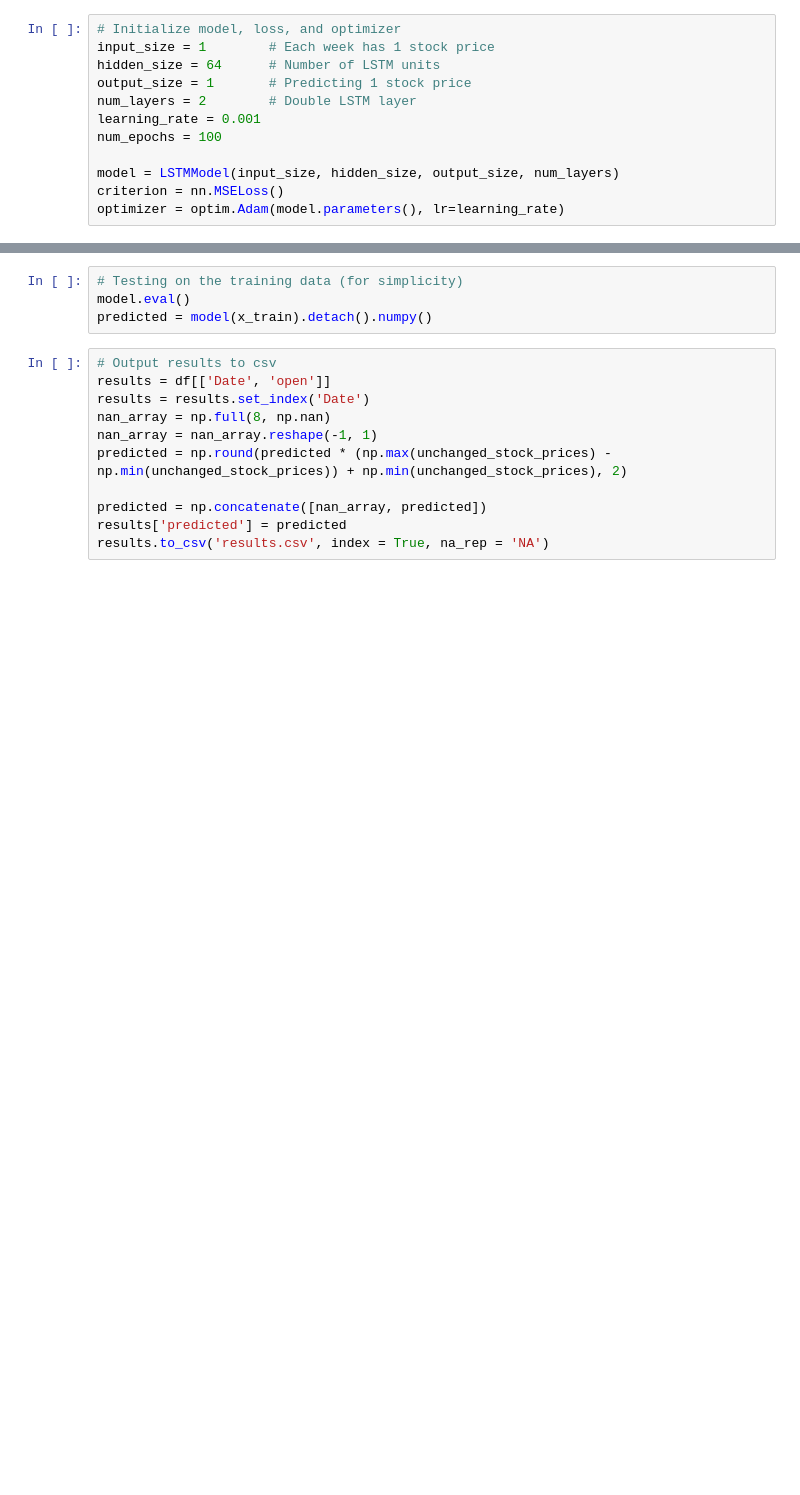
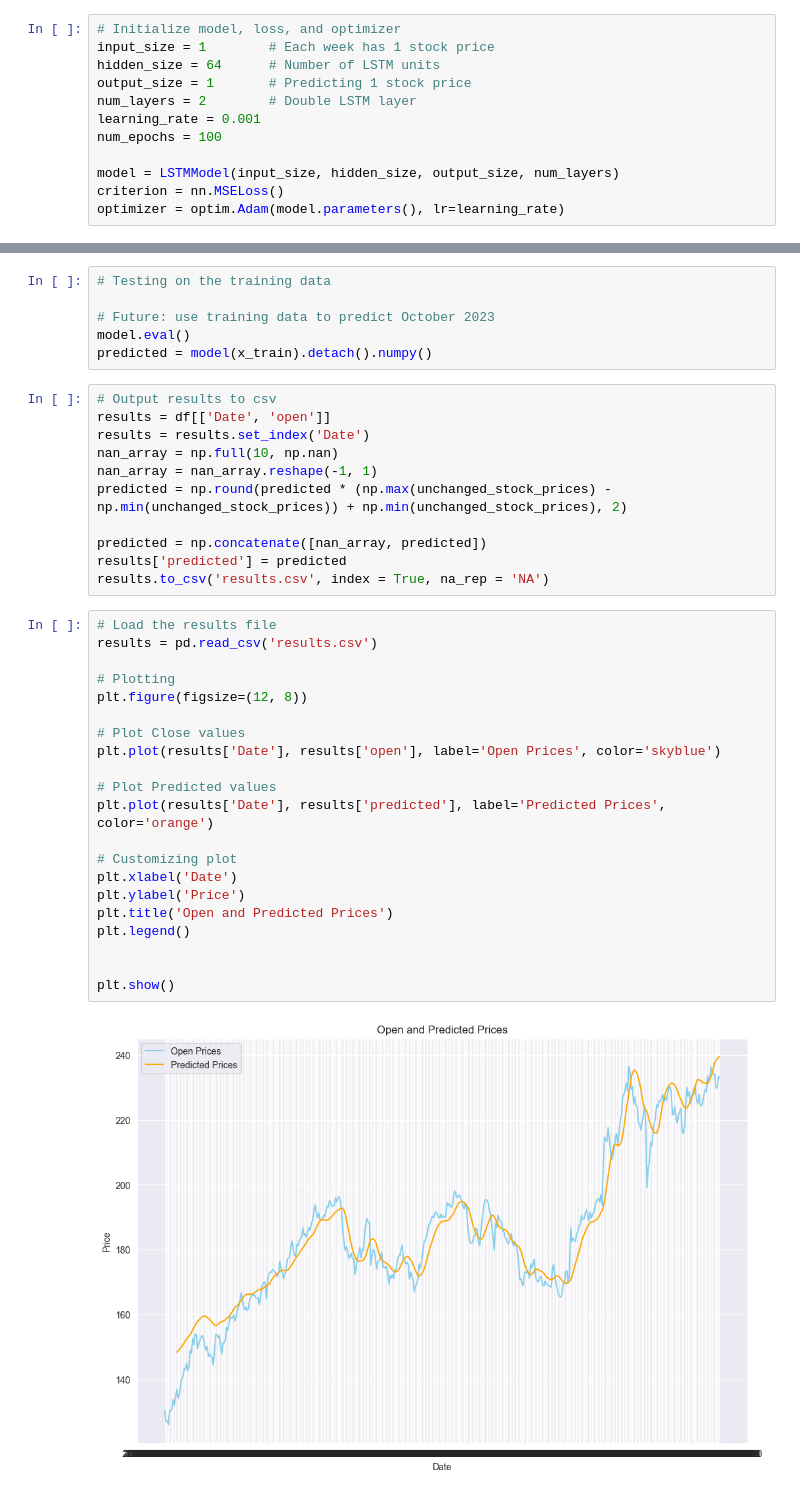
Before and after one commit to camcbride1/FinalNNProject, a Jupyter notebook: Model.ipynb, the cells around one changed output, grey strips where cells are left out. Saved outputs shown, nothing was run; the diff lists cells and outputs as text; blank space fills up the shorter version.

Commit message:
Fix model and create an example of 2024 predictions

```diff
--- a/Model.ipynb
+++ b/Model.ipynb
@@ -73,15 +74,40 @@ for epoch in range(num_epochs):
 # %%
-# Testing on the training data (for simplicity)
+# Testing on the training data
+
+# Future: use training data to predict October 2023
 model.eval()
 predicted = model(x_train).detach().numpy()
 # %%
 # Output results to csv
 results = df[['Date', 'open']]
 results = results.set_index('Date')
-nan_array = np.full(8, np.nan)
+nan_array = np.full(10, np.nan)
 nan_array = nan_array.reshape(-1, 1)
 predicted = np.round(predicted * (np.max(unchanged_stock_prices) - np.min(unchanged_stock_prices)) + np.min(unchanged_stock_prices), 2)
 
 predicted = np.concatenate([nan_array, predicted])
 results['predicted'] = predicted
 results.to_csv('results.csv', index = True, na_rep = 'NA')
+# %%
+# Load the results file
+results = pd.read_csv('results.csv')
+
+# Plotting
+plt.figure(figsize=(12, 8))
+
+# Plot Close values
+plt.plot(results['Date'], results['open'], label='Open Prices', color='skyblue')
+
+# Plot Predicted values
+plt.plot(results['Date'], results['predicted'], label='Predicted Prices', color='orange')
+
+# Customizing plot
+plt.xlabel('Date')
+plt.ylabel('Price')
+plt.title('Open and Predicted Prices')
+plt.legend()
+
+
+plt.show()
+# %% [output]
+[figure, added]
```
Also changed, not shown: parts of 3 cells of this notebook, 5 other files.
